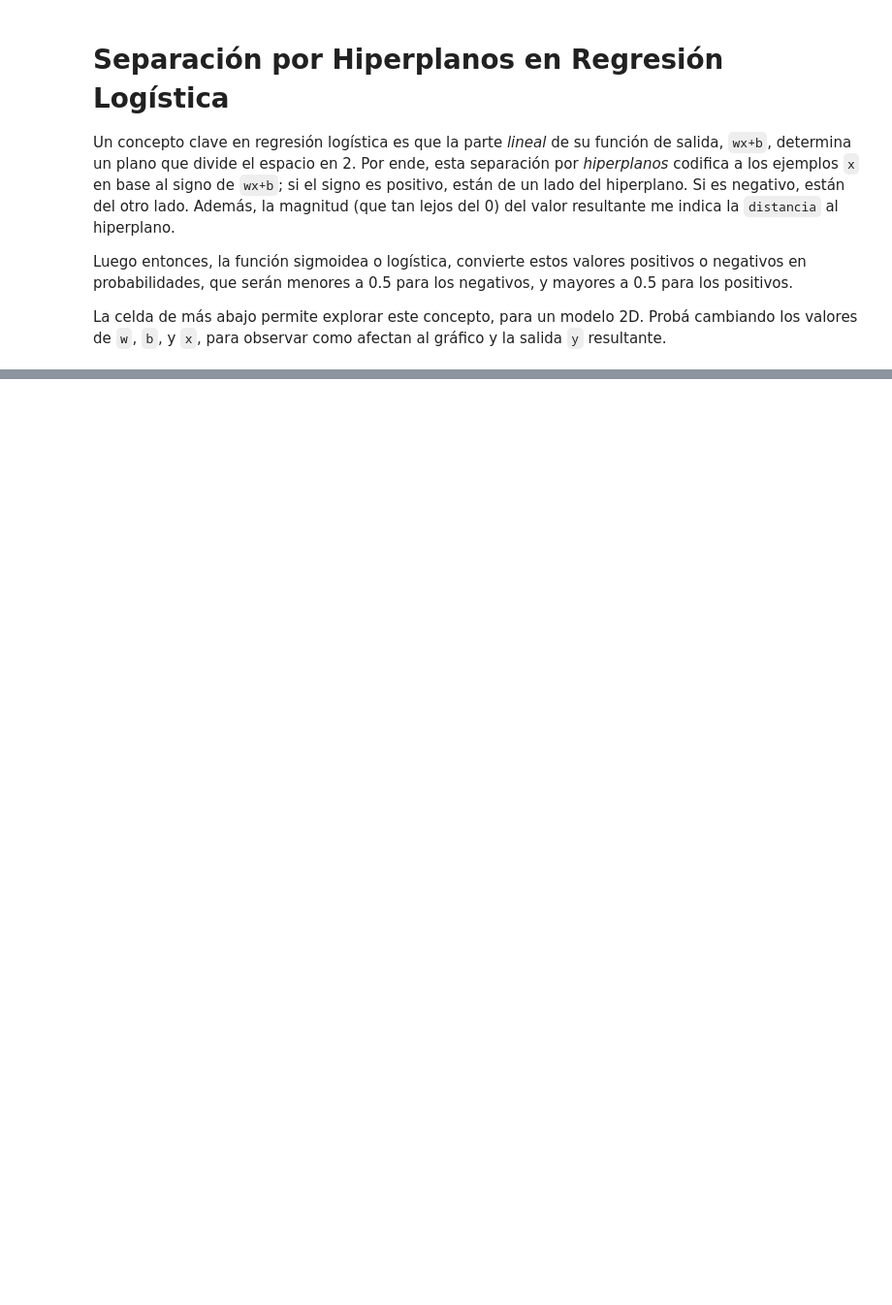
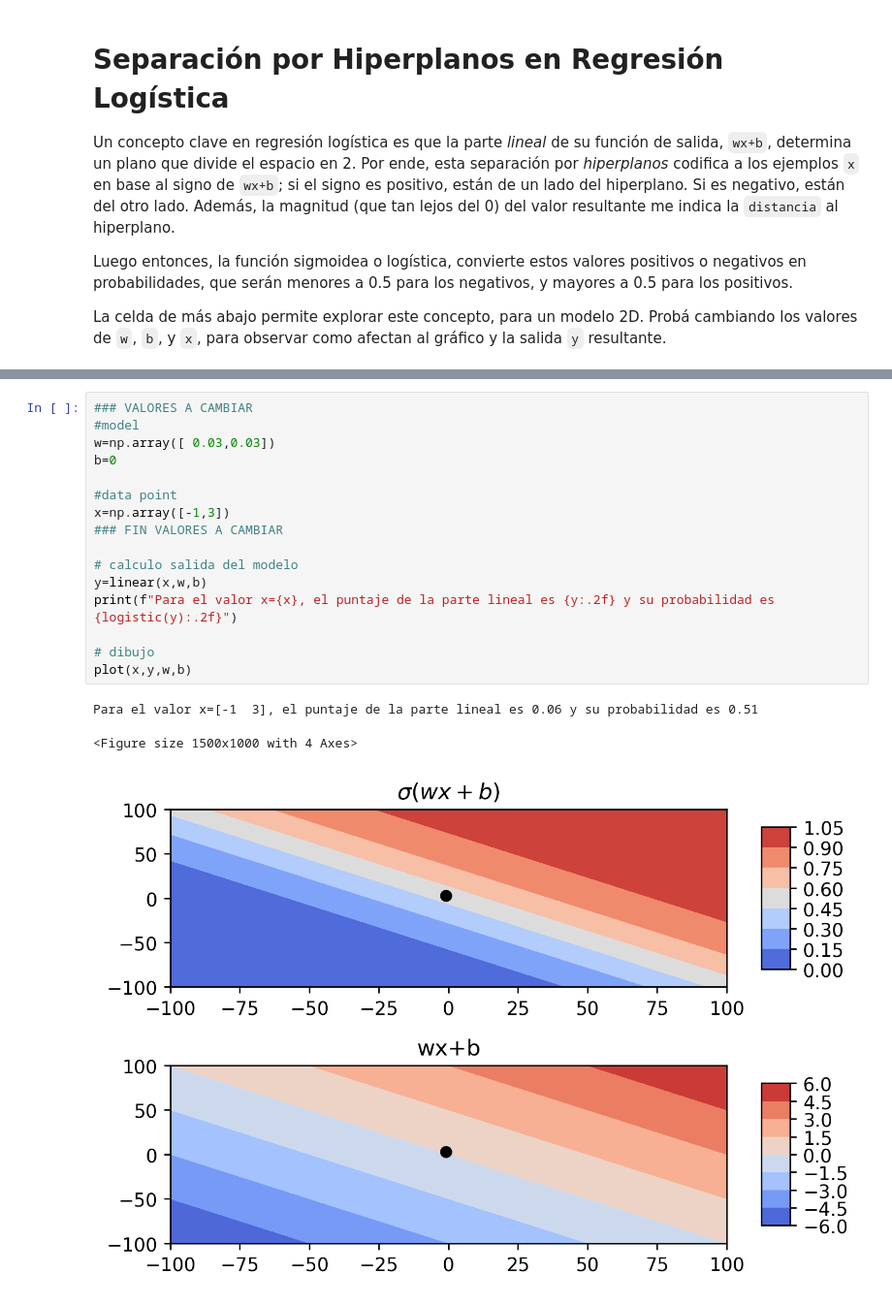
Before and after one commit to vfred0/rn, a Jupyter notebook: Unidad 2/04. Regresión Logística/Actividades/Separación por hiperplanos.ipynb, the cells around one changed output, grey strips where cells are left out. Shown at 97% size. Saved outputs shown, nothing was run; the diff lists cells and outputs as text; blank space fills up the shorter version.

```diff
--- a/Unidad 2/04. Regresión Logística/Actividades/Separación por hiperplanos.ipynb
+++ b/Unidad 2/04. Regresión Logística/Actividades/Separación por hiperplanos.ipynb
@@ -73,0 +52,20 @@ Para el valor x=[1 3], el puntaje de la parte lineal es 0.12 y su probabilidad e
+# %%
+### VALORES A CAMBIAR
+#model
+w=np.array([ 0.03,0.03])
+b=0
+
+#data point
+x=np.array([-1,3])
+### FIN VALORES A CAMBIAR
+
+# calculo salida del modelo
+y=linear(x,w,b)
+print(f"Para el valor x={x}, el puntaje de la parte lineal es {y:.2f} y su probabilidad es {logistic(y):.2f}")
+
+# dibujo
+plot(x,y,w,b)
+# %% [output]
+Para el valor x=[-1  3], el puntaje de la parte lineal es 0.06 y su probabilidad es 0.51
+<Figure size 1500x1000 with 4 Axes>
+[figure, added]
```
Also changed, not shown: parts of 3 cells of this notebook, 39 other files.
